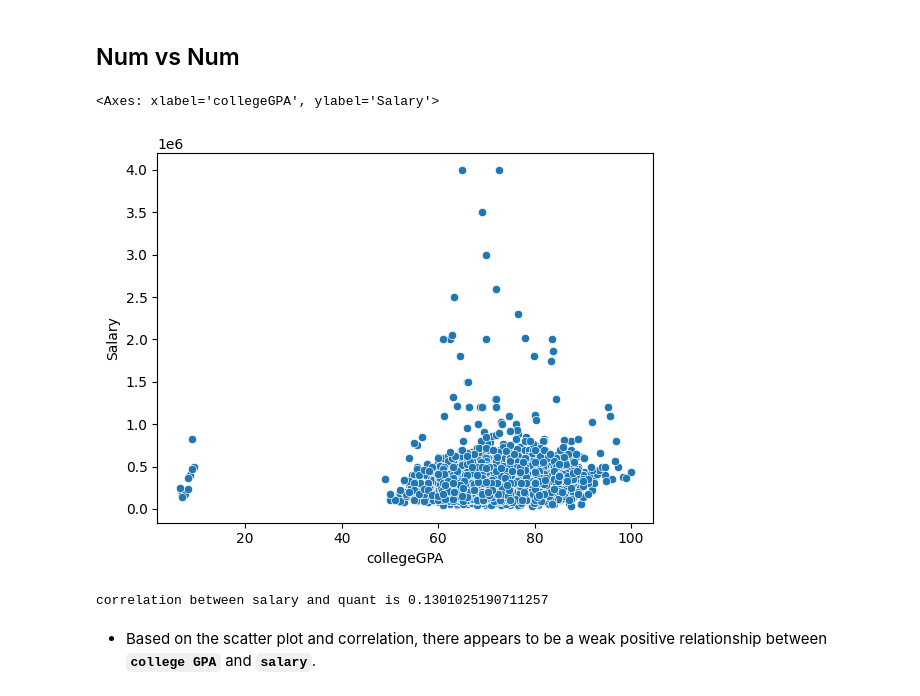
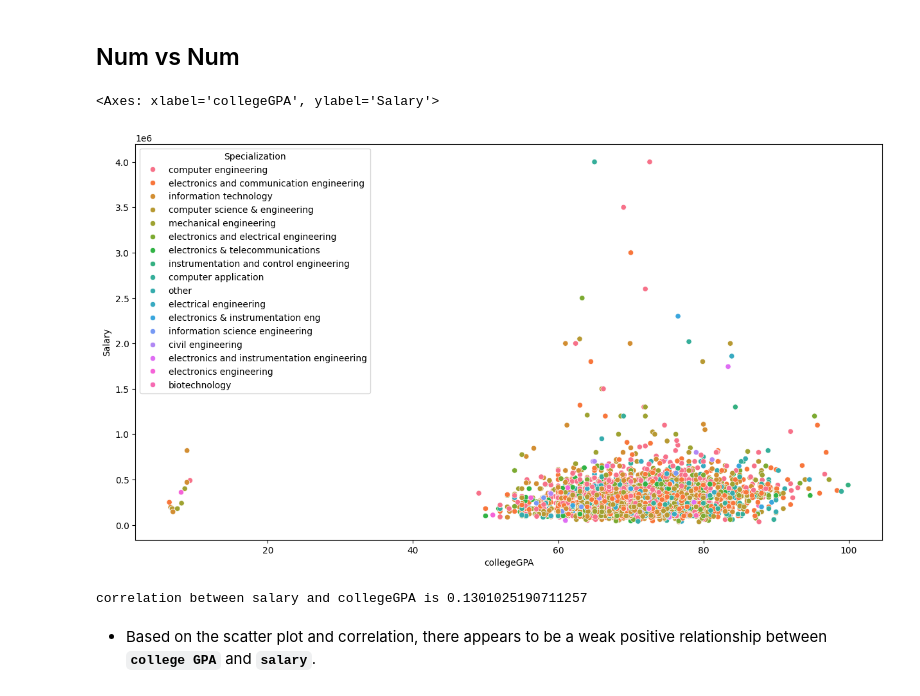
Before and after one commit to NUNESAIKIRAN/Inno-Hackathon_test, a Jupyter notebook: AMCAT Data Analysis.ipynb, the cells around one changed output. Cells and saved outputs as stored; diff of their text form; code cells hidden in the pictures.

```diff
--- a/AMCAT Data Analysis.ipynb
+++ b/AMCAT Data Analysis.ipynb
@@ -250,0 +417,2 @@ df[df['12board'] == 0]
+# %%
+df["Peroid"] = (df['DOL'] - df['DOJ']).dt.days
@@ -316,3 +498,7 @@ df['Degree'].value_counts().plot(kind = "barh")
 [figure]
 # %% [markdown]
 * `B.Tech` and `B.E` students are more when compared to others courses
+# %%
+Specialization = df['Specialization'].value_counts(ascending=False)
+Specialization_10 = Specialization[Specialization<=10]
+Specialization_10
@@ -318,0 +523,8 @@ df['Degree'].value_counts().plot(kind = "barh")
+# %%
+def fun(value):
+    if value in Specialization_10:
+        return "other"
+    else:
+        return value
+# %%
+df['Specialization'] = df['Specialization'].apply(fun)
@@ -451,14 +677,15 @@ sns.boxplot(data = df, y = "Salary",x = "Gender")
 # %% [markdown]
 ## Num vs Num
 # %%
-sns.scatterplot(data = df, y = "Salary",x = "collegeGPA")
+plt.figure(figsize=(15,8))
+sns.scatterplot(data = df, y = "Salary",x = "collegeGPA",hue='Specialization')
 # %% [output]
 <Axes: xlabel='collegeGPA', ylabel='Salary'>
-[figure, old version]
+[figure, new version]
 # %%
 correlation = df['Salary'].corr(df['collegeGPA'])
-print(f"correlation between salary and quant is {correlation}")
+print(f"correlation between salary and collegeGPA is {correlation}")
 # %% [output]
-correlation between salary and quant is 0.1301025190711257
+correlation between salary and collegeGPA is 0.1301025190711257
 # %% [markdown]
 * Based on the scatter plot and correlation, there appears to be a weak positive relationship between **`college GPA`** and **`salary`**.
```
Also changed, not shown: parts of 77 cells of this notebook.
